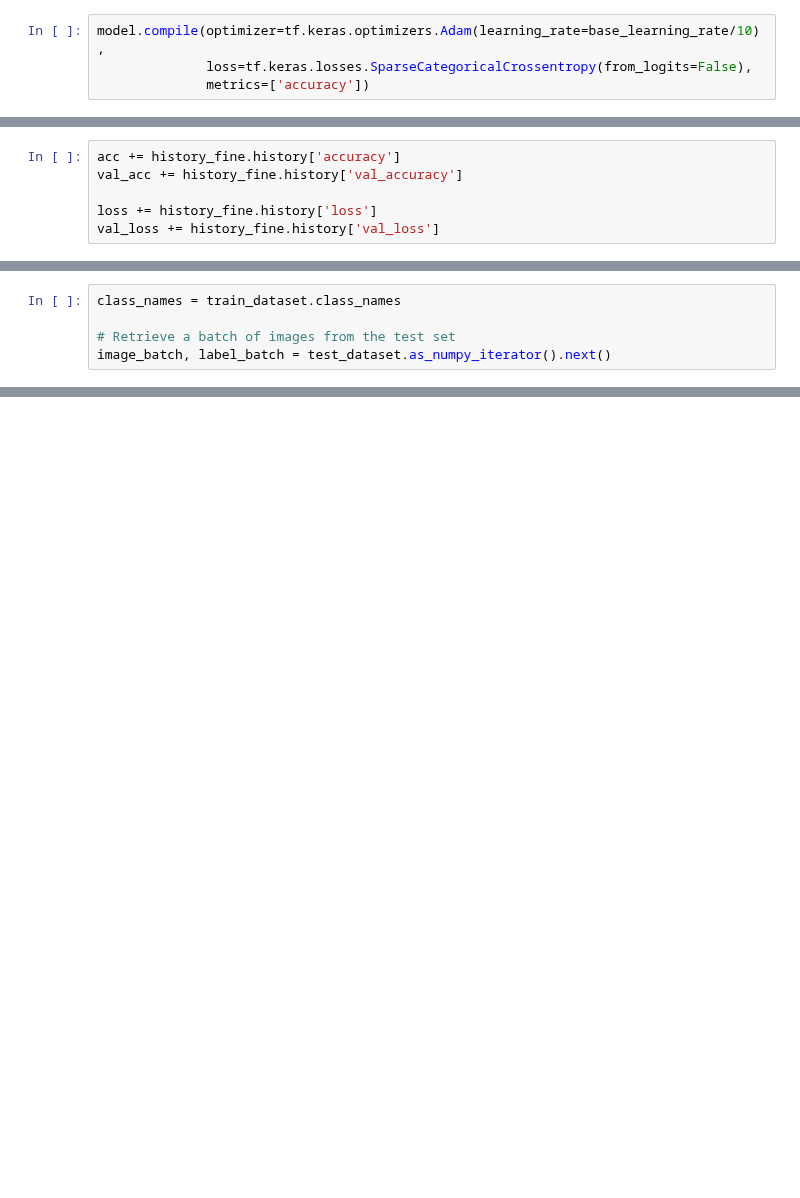
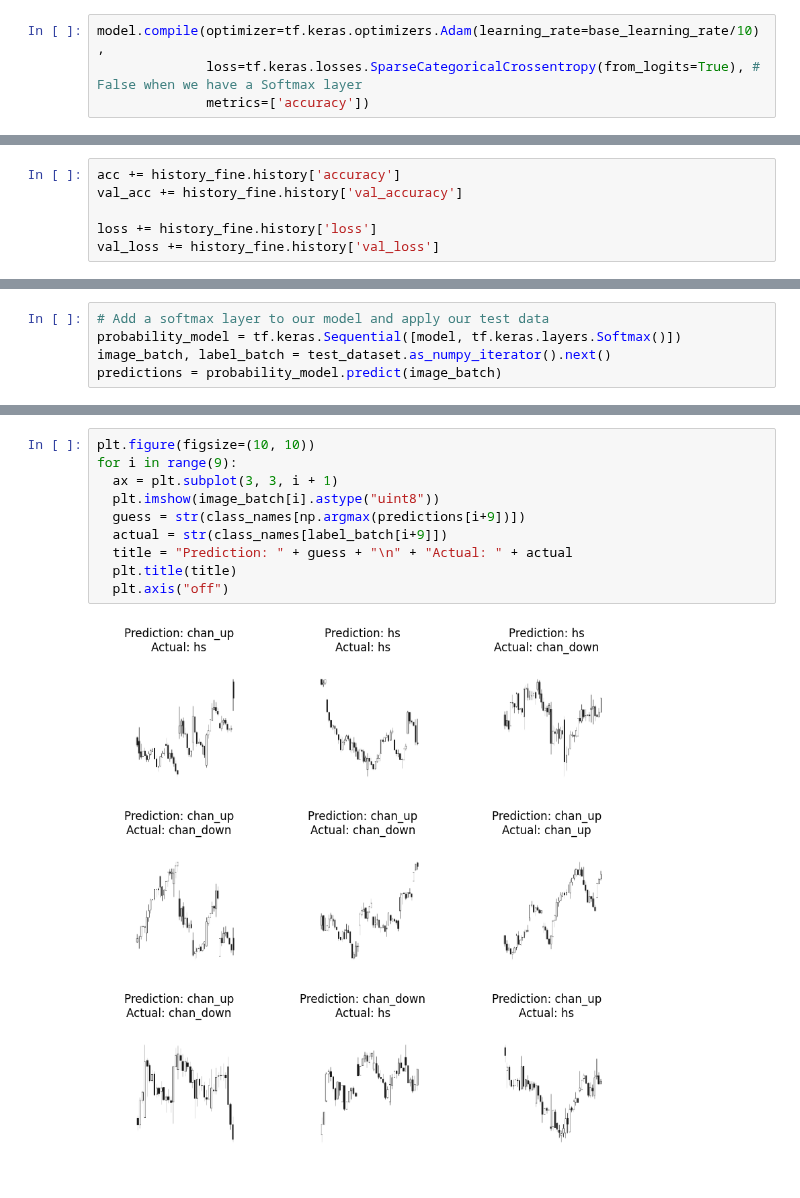
Before and after one commit to tcarlucc/machine-learning-final, a Jupyter notebook: MobileNet_V2.ipynb, the cells around one changed output, grey strips where cells are left out. Cells and saved outputs as stored; diff of their text form; blank space fills up the shorter version.

```diff
--- a/MobileNet_V2.ipynb
+++ b/MobileNet_V2.ipynb
@@ -232,6 +233,6 @@ Model: "functional_1"
 # %%
 model.compile(optimizer=tf.keras.optimizers.Adam(learning_rate=base_learning_rate/10),
-              loss=tf.keras.losses.SparseCategoricalCrossentropy(from_logits=False),
+              loss=tf.keras.losses.SparseCategoricalCrossentropy(from_logits=True), # False when we have a Softmax layer
               metrics=['accuracy'])
 # %%
 fine_tune_epochs = 10
@@ -300,5 +306,0 @@ Test accuracy : 0.3386824429035187
-# %%
-class_names = train_dataset.class_names
-
-# Retrieve a batch of images from the test set
-image_batch, label_batch = test_dataset.as_numpy_iterator().next()
@@ -330,0 +307,5 @@ array([0.0034515 , 0.00346822, 0.00362273, 0.00358791, 0.00348756,
+# %%
+# Add a softmax layer to our model and apply our test data
+probability_model = tf.keras.Sequential([model, tf.keras.layers.Softmax()])
+image_batch, label_batch = test_dataset.as_numpy_iterator().next()
+predictions = probability_model.predict(image_batch)
@@ -330,0 +314,12 @@ array([0.0034515 , 0.00346822, 0.00362273, 0.00358791, 0.00348756,
+# %%
+plt.figure(figsize=(10, 10))
+for i in range(9):
+  ax = plt.subplot(3, 3, i + 1)
+  plt.imshow(image_batch[i].astype("uint8"))
+  guess = str(class_names[np.argmax(predictions[i+9])])
+  actual = str(class_names[label_batch[i+9]])
+  title = "Prediction: " + guess + "\n" + "Actual: " + actual
+  plt.title(title)
+  plt.axis("off")
+# %% [output]
+[figure, added]
```
Also changed, not shown: parts of 15 cells of this notebook.
